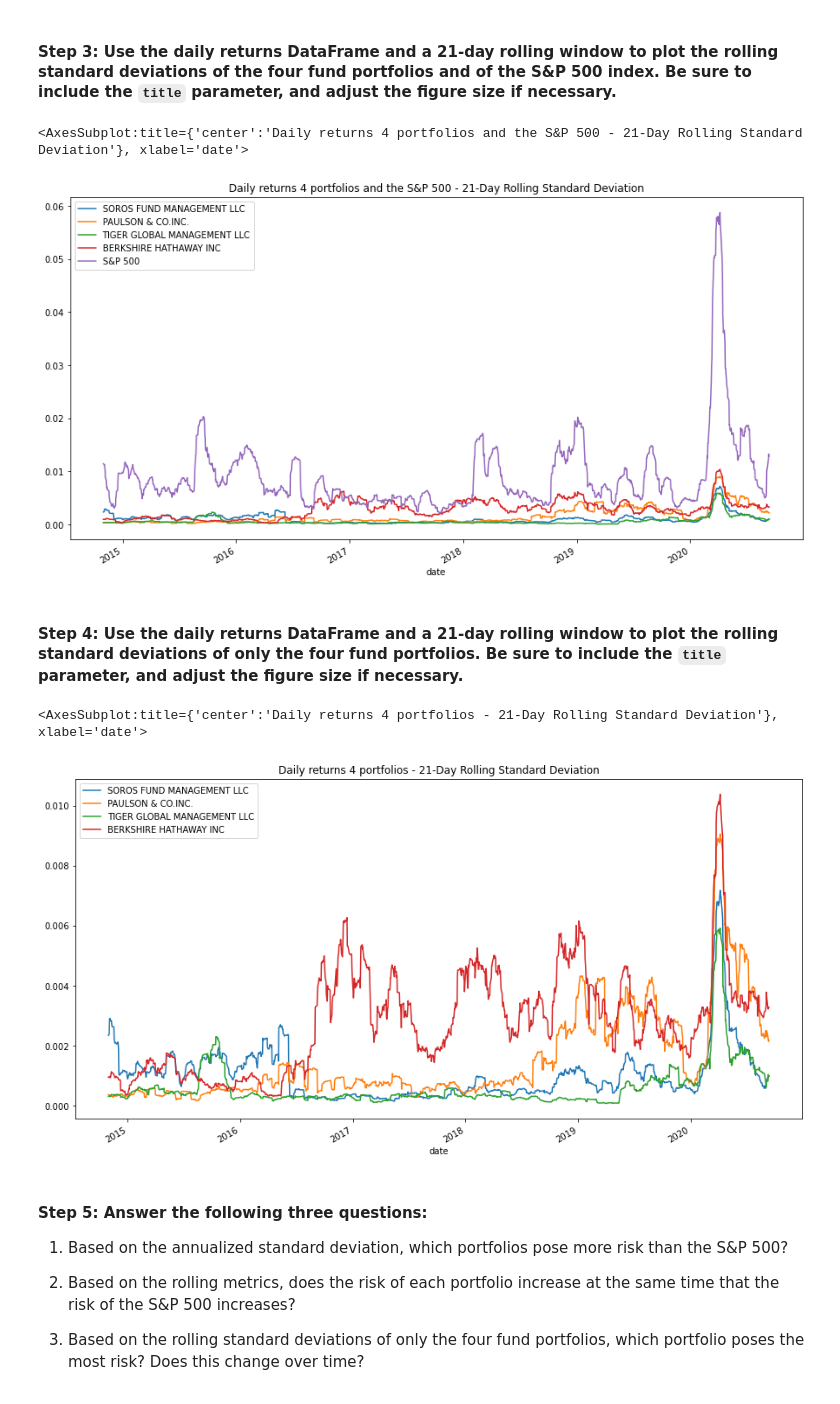
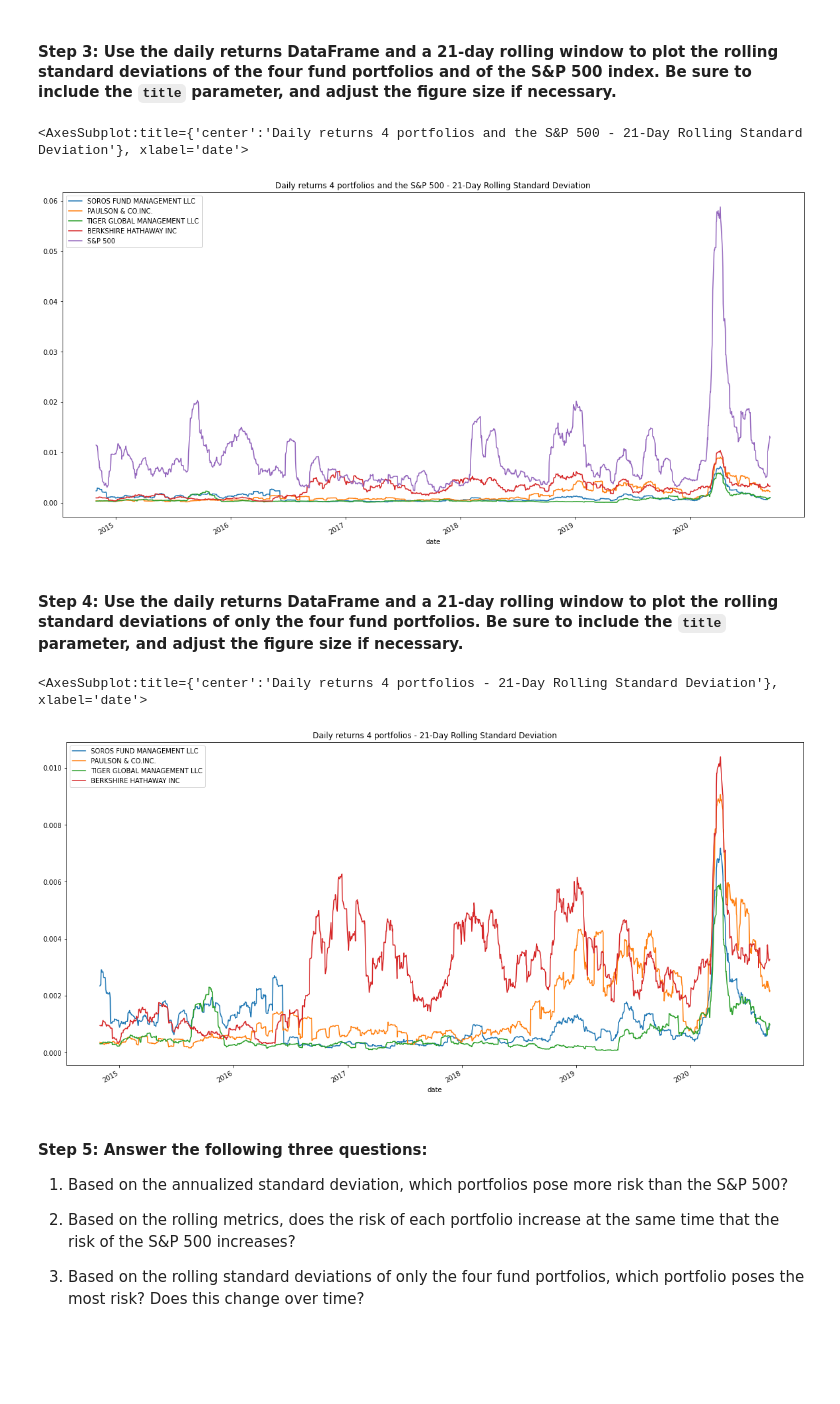
Before and after one commit to EGeorge2021r/Challenge4_Repo, a Jupyter notebook: Starter_Code/risk_return_analysis.ipynb, the cells around one changed output. Saved outputs shown, nothing was run; the diff lists cells and outputs as text; code cells hidden in the pictures; blank space fills up the shorter version.

```diff
--- a/Starter_Code/risk_return_analysis.ipynb
+++ b/Starter_Code/risk_return_analysis.ipynb
@@ -448,37 +449,26 @@ dtype: float64
 #### Step 3: Use the daily returns DataFrame and a 21-day rolling window to plot the rolling standard deviations of the four fund portfolios and of the S&P 500 index. Be sure to include the `title` parameter, and adjust the figure size if necessary.
 # %%
 # Using the daily returns DataFrame and a 21-day rolling window
-'''daily_returns.rolling(window=21).mean().plot(
-    figsize=(15, 8),
-    title="Daily returns 4 portfolios and the S&P 500 - 21-Day Rolling window"
-)'''
-
-# Plot a rolling 21-day standard deviation of the 4 portfolios and the S&P 500
 daily_returns.rolling(window=21).std().plot(
-    figsize=(15, 8),
+    figsize=(20, 10),
     title="Daily returns 4 portfolios and the S&P 500 - 21-Day Rolling Standard Deviation"
 )
 # %% [output]
 <AxesSubplot:title={'center':'Daily returns 4 portfolios and the S&P 500 - 21-Day Rolling Standard Deviation'}, xlabel='date'>
-[figure, old version]
+[figure, new version]
 # %% [markdown]
 #### Step 4: Use the daily returns DataFrame and a 21-day rolling window to plot the rolling standard deviations of only the four fund portfolios. Be sure to include the `title` parameter, and adjust the figure size if necessary.
 # %%
 # Using the daily return data and a 21-day rolling window, plot the rolling standard deviation of just the 4 portfolios.
 # Include a title parameter and adjust the figure size
-'''daily_return_4portfolio.rolling(window=21).mean().plot(
-    figsize=(15, 8),
-    title="Daily returns 4 portfolios - 21-Day Rolling window"
-)'''
 
-# Plot a rolling 21-day standard deviation of the 4 portfolios and the S&P 500
 daily_return_4portfolio.rolling(window=21).std().plot(
-    figsize=(15, 8),
+    figsize=(20, 10),
     title="Daily returns 4 portfolios - 21-Day Rolling Standard Deviation"
 )
 # %% [output]
 <AxesSubplot:title={'center':'Daily returns 4 portfolios - 21-Day Rolling Standard Deviation'}, xlabel='date'>
-[figure, old version]
+[figure, new version]
 # %% [markdown]
 #### Step 5: Answer the following three questions:
 
```
Also changed, not shown: parts of 13 cells of this notebook.
